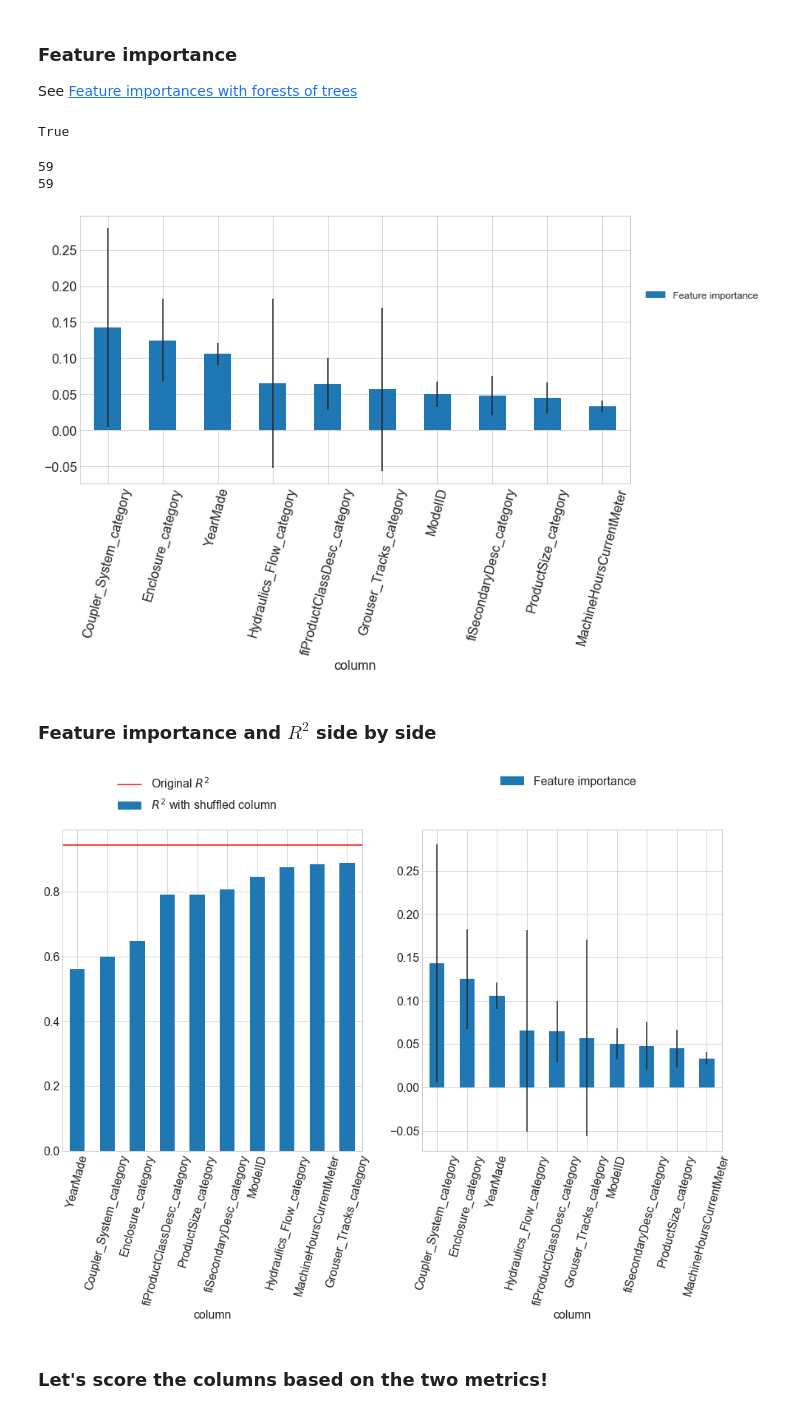
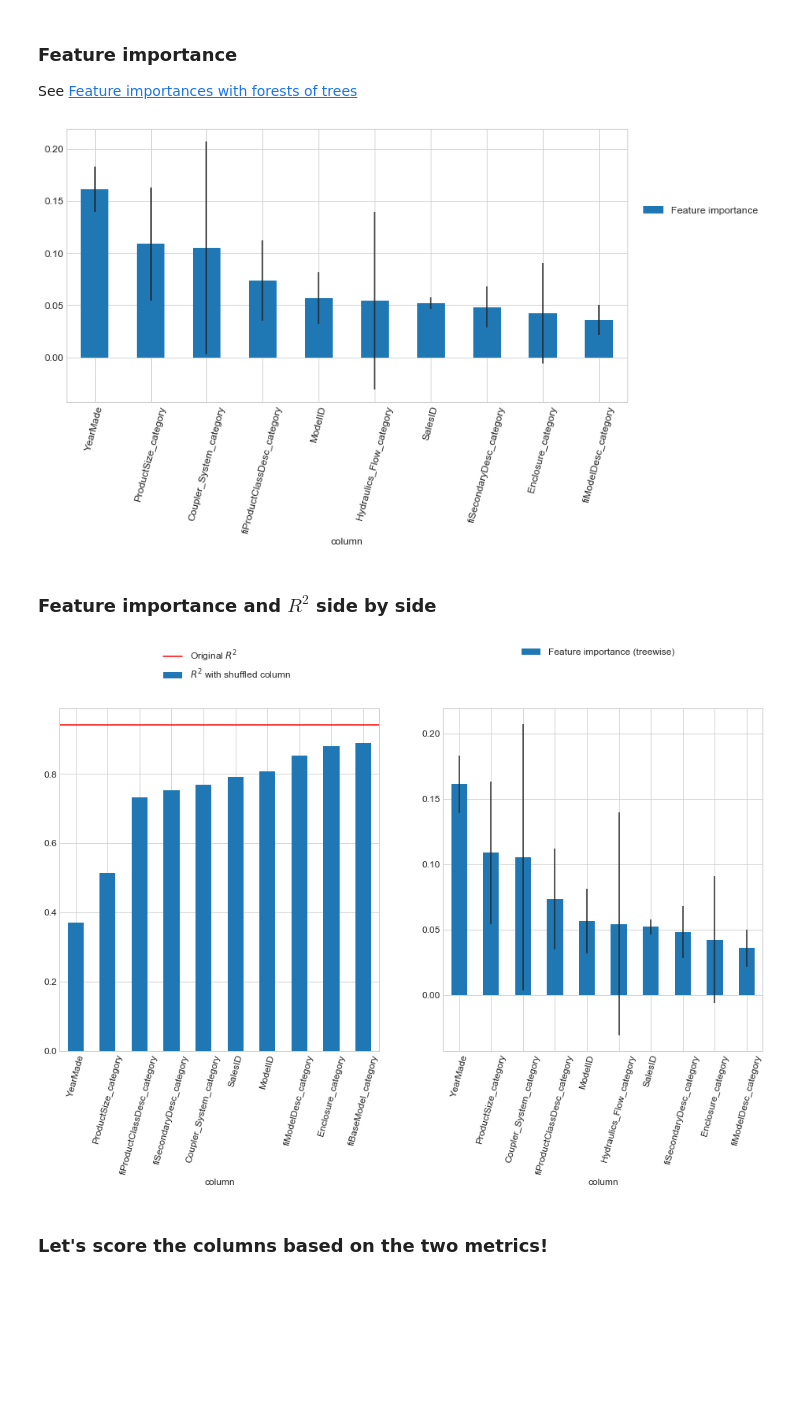
Before and after one commit to bogeholm/fastai-intro-to-ml, a Jupyter notebook: 3-performance-validation-and-model-interpretation.ipynb, the cells around one changed output. Drawn from its saved outputs; the diff is of its cells as text; code cells hidden in the pictures; blank space fills up the shorter version.

Commit message:
Predictions using test set

```diff
--- a/3-performance-validation-and-model-interpretation.ipynb
+++ b/3-performance-validation-and-model-interpretation.ipynb
@@ -105,8 +109,7 @@ import os
 import pandas as pd
 import sys
 
-#from dataworks.df_utils import (add_datefields, add_nan_columns, categorize_df, inspect_df,
-#    numeric_nans, summarize_df,)
+from dataworks.df_utils import split_dataset
 
 from collections import OrderedDict
 from notebookutils import get_basepath, rmse, print_score
@@ -115,7 +118,7 @@ from sklearn.ensemble import RandomForestRegressor
 from sklearn.metrics import r2_score
 
 # POandas options
-pd.set_option('display.max_rows', 10)
+pd.set_option('display.max_rows', 15)
 pd.set_option('display.max_columns', 10)
 
 # Matplotlib/Jupyter extras and options
@@ -126,7 +129,7 @@ from IPython.core.pylabtools import figsize
 set_matplotlib_formats('png')
 # https://matplotlib.org/3.1.1/gallery/style_sheets/style_sheets_reference.html
 plt.style.use('seaborn-whitegrid')
-plt.rcParams.update({'font.size': 16})
+plt.rcParams.update({'font.size': 12})
 # %% [markdown]
 ## Mount Google Drive (for [Colab](https://colab.research.google.com/) integration)
 # %%
@@ -163,33 +166,11 @@ def display_allrows(df):
-# %%
-def split_dataset(df: pd.DataFrame, column: str, indices: Optional[List[bool]]=None,
-                  fromto: Optional[Tuple[int, int]]=None, length: Optional[int]=None) -> Tuple[pd.DataFrame, np.array]:
-    """ Split DataFrame into dependent and independent variables.
-        'indices' overrides 'fromto', 'fromto' overrides 'length'
-    """
-    if indices is not None:
-        resdf = df[indices].copy(deep=True)
-    elif fromto is not None:
-        (low, up) = fromto
-        resdf = df[low:up].copy(deep=True)
-    elif length is not None:
-        resdf = df[0:length].copy(deep=True)
-    else:
-        resdf = df.copy(deep=True)
-
-    # dependent variable
-    y_vals = np.array(resdf[column].values)
-    # independent variable(s)
-    resdf.drop(columns=column, inplace=True)
-
-    return resdf, y_vals
 # %%
 len(df_all)
-small_dataset = True
+small_dataset = False
 
 n_train = 10_000 if small_dataset else len(df_all) - 12_000
-n_valid = 5_000 if small_dataset else 12_000
-assert n_train + n_valid <= len(df_all), f'Im sorry, I cannot find {n_train+n_valid} data points'
+n_test = 5_000 if small_dataset else 12_000
+assert n_train + n_test <= len(df_all), f'Im sorry, I cannot find {n_train+n_test} data points'
 
 print(f'n_train: {n_train}')
-print(f'n_valid: {n_valid}')
+print(f'n_test: {n_test}')
 # %% [output]
@@ -349,10 +330,6 @@ ax.xaxis.set_tick_params(rotation=75)
 # %% [markdown]
 ### Feature importance
 See [Feature importances with forests of trees](https://scikit-learn.org/stable/auto_examples/ensemble/plot_forest_importances.html)
-# %%
-len(m0.feature_importances_) == X_train.shape[1]
-# %% [output]
-True
 # %%
 def feature_importance(model):
     """ Return mean and std of random forest feature importance
@@ -364,13 +341,6 @@ def feature_importance(model):
     tree_importance = np.array([tree.feature_importances_ for tree in model.estimators_])
 
     return importance, np.std(tree_importance, axis=0)
-# %%
-m, s = feature_importance(m0)
-print(len(m))
-print(len(s))
-# %% [output]
-59
-59
 # %%
 def feature_importance_df(model, columns):
     """ Return DataFrame of feature importances and standard deviations,
@@ -397,24 +367,24 @@ ax.legend(fontsize=12)
 ax.get_legend().set_bbox_to_anchor((1.25, 0.75))
 ax.xaxis.set_tick_params(rotation=75)
 # %% [output]
-[figure, old version]
+[figure, new version]
 # %% [markdown]
 ### Feature importance and $R^2$ side by side
 # %%
 figsize(16, 8)
 fig, ax = plt.subplots(1, 2)
 
 ax[0].axhline(orig_r2, c='red', label='Original $R^2$')
 df_shuf.head(10).plot.bar(ax=ax[0], x='column', y='r2', label='$R^2$ with shuffled column')
 
-df_imp.head(10).plot.bar(ax=ax[1], x='column', y='importance', label='Feature importance', yerr='importance_std')
+df_imp.head(10).plot.bar(ax=ax[1], x='column', y='importance', label='Feature importance (treewise)', yerr='importance_std')
 
 for axis in ax:
     axis.legend()
     axis.get_legend().set_bbox_to_anchor((0.75, 1.2))
     axis.xaxis.set_tick_params(rotation=75)
 # %% [output]
-[figure, old version]
+[figure, new version]
 # %% [markdown]
 ### Let's score the columns based on the two metrics!
 # %%
```
Also changed, not shown: parts of 19 cells of this notebook.
